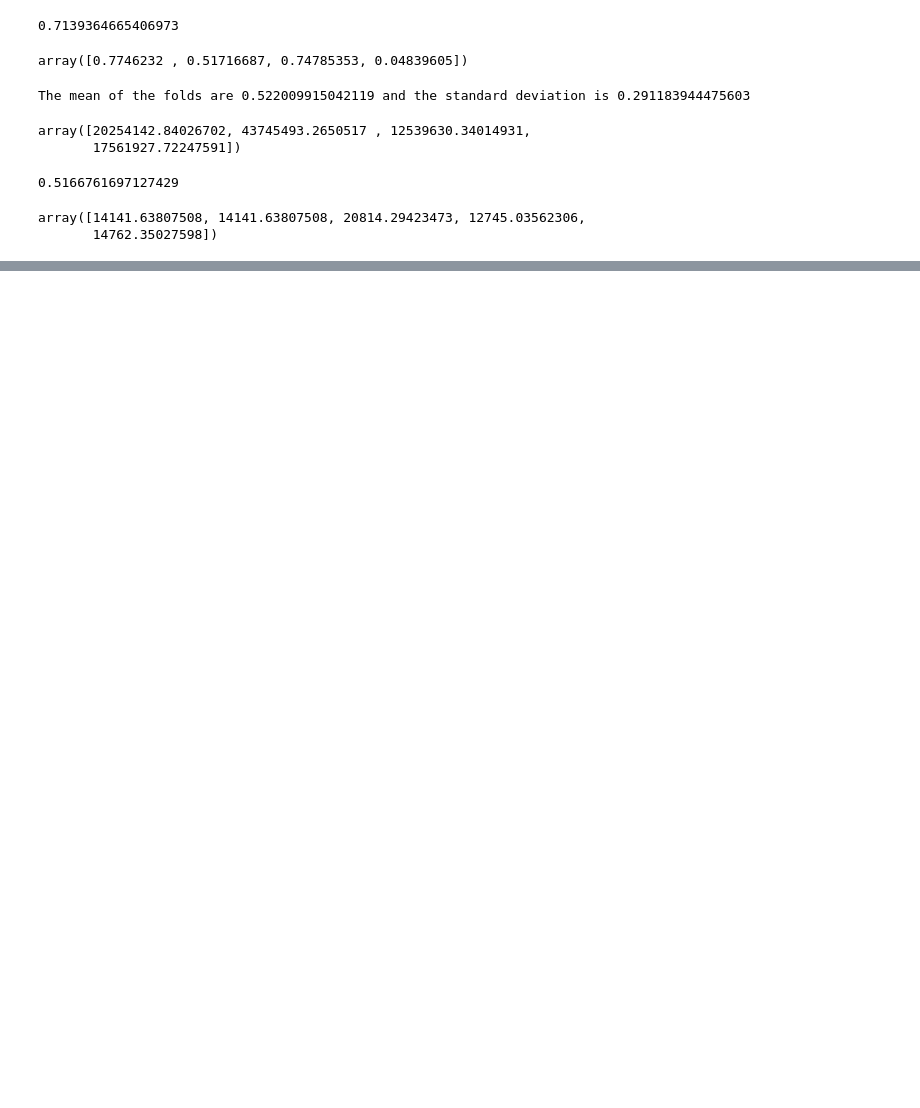
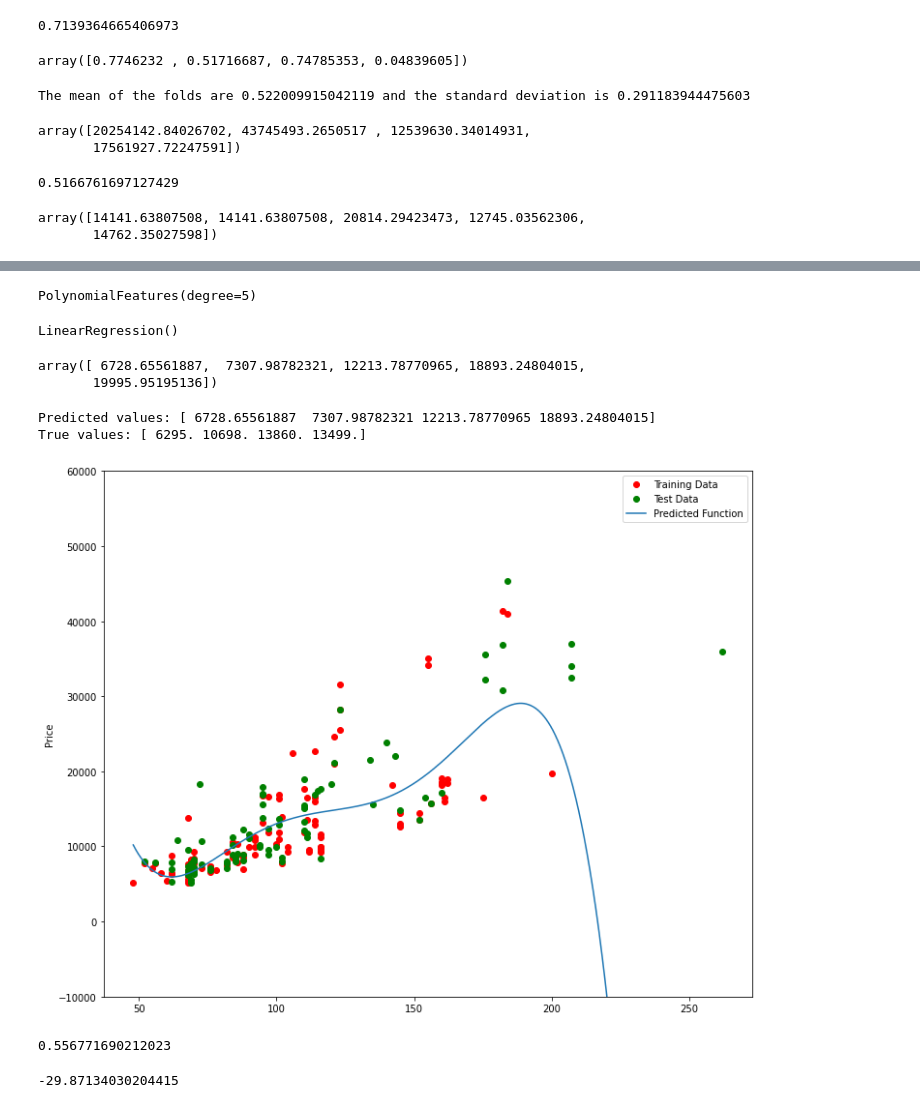
Before and after one commit to PosgradoMNA/actividades-de-aprendizaje-JulioperezA01793880, a Jupyter notebook: Datanalysis_modulo_5_julio_perez.ipynb, the cells around one changed output, grey strips where cells are left out. Saved outputs shown, nothing was run; the diff lists cells and outputs as text; code cells hidden in the pictures; blank space fills up the shorter version.

```diff
--- a/Datanalysis_modulo_5_julio_perez.ipynb
+++ b/Datanalysis_modulo_5_julio_perez.ipynb
@@ -144,0 +180,36 @@ array([14141.63807508, 14141.63807508, 20814.29423473, 12745.03562306,
+# %%
+pr = PolynomialFeatures(degree=5)
+x_train_pr = pr.fit_transform(x_train[['horsepower']])
+x_test_pr = pr.fit_transform(x_test[['horsepower']])
+pr
+# %% [output]
+PolynomialFeatures(degree=5)
+# %%
+poly = LinearRegression()
+poly.fit(x_train_pr, y_train)
+# %% [output]
+LinearRegression()
+# %%
+yhat = poly.predict(x_test_pr)
+yhat[0:5]
+# %% [output]
+array([ 6728.65561887,  7307.98782321, 12213.78770965, 18893.24804015,
+       19995.95195136])
+# %%
+print("Predicted values:", yhat[0:4])
+print("True values:", y_test[0:4].values)
+# %% [output]
+Predicted values: [ 6728.65561887  7307.98782321 12213.78770965 18893.24804015]
+True values: [ 6295. 10698. 13860. 13499.]
+# %%
+PollyPlot(x_train[['horsepower']], x_test[['horsepower']], y_train, y_test, poly,pr)
+# %% [output]
+[figure, added]
+# %%
+poly.score(x_train_pr, y_train)
+# %% [output]
+0.556771690212023
+# %%
+poly.score(x_test_pr, y_test)
+# %% [output]
+-29.87134030204415
```
Also changed, not shown: parts of 14 cells of this notebook.
